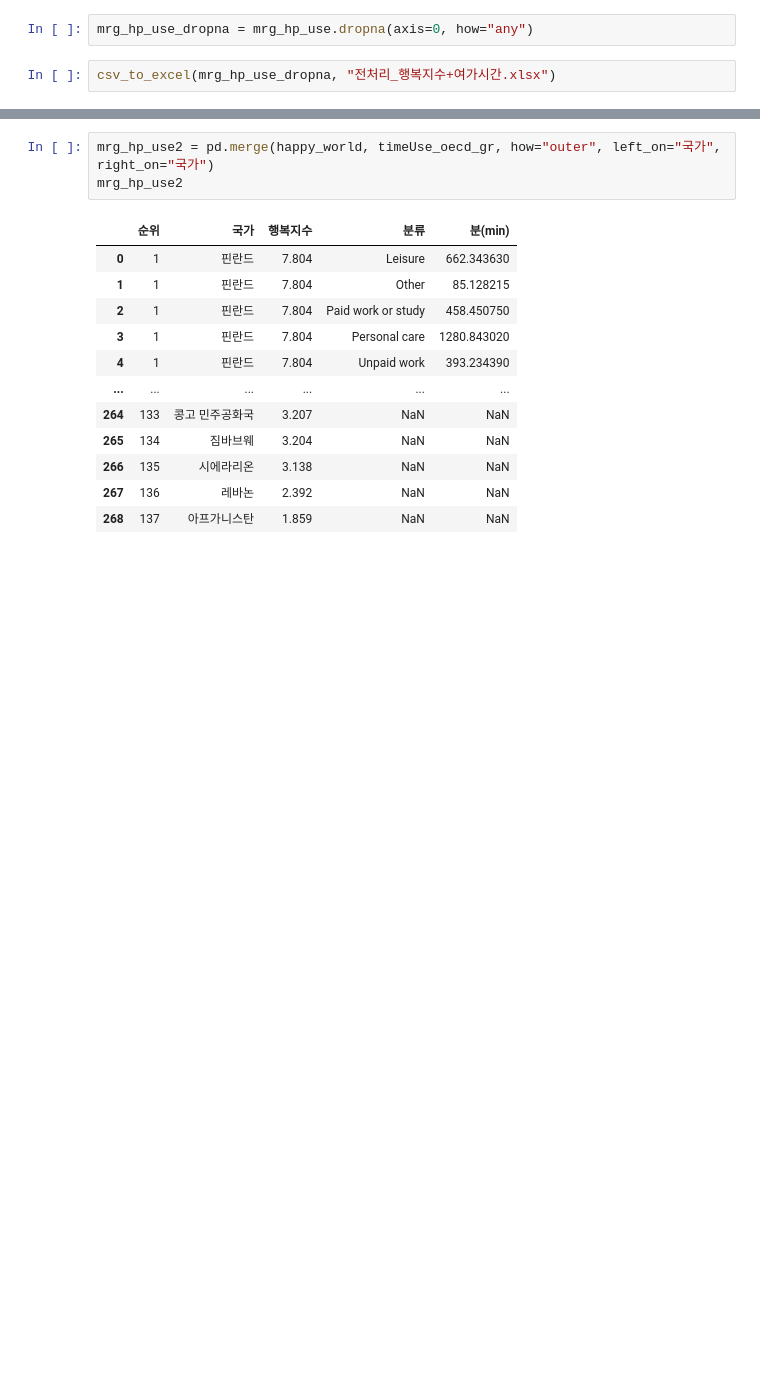
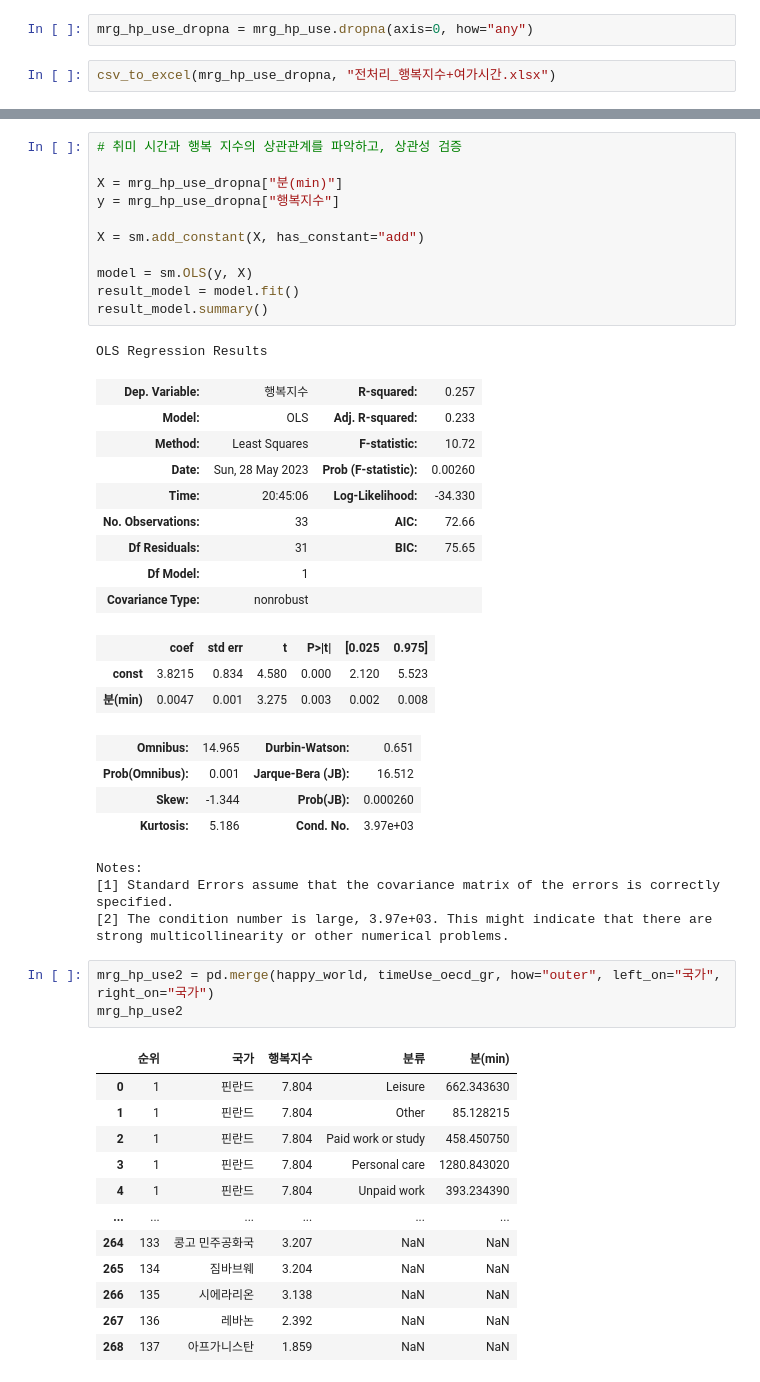
Before and after one commit to nyeokinyeoki/Toy-Projects-with-Tableau, a Jupyter notebook: Side_pro_leis.ipynb, the cells around one changed output, grey strips where cells are left out. Cells and saved outputs as stored; diff of their text form; blank space fills up the shorter version.

```diff
--- a/Side_pro_leis.ipynb
+++ b/Side_pro_leis.ipynb
@@ -231,3 +286,36 @@ print(mrg_hp_use_dropna.corr(method="pearson"))
+# %%
+# 취미 시간과 행복 지수의 상관관계를 파악하고, 상관성 검증
+
+X = mrg_hp_use_dropna["분(min)"]
+y = mrg_hp_use_dropna["행복지수"]
+
+X = sm.add_constant(X, has_constant="add")
+
+model = sm.OLS(y, X)
+result_model = model.fit()
+result_model.summary()
+# %% [output]
+OLS Regression Results
+| Dep. Variable: | 행복지수 | R-squared: | 0.257 |
+| Model: | OLS | Adj. R-squared: | 0.233 |
+| Method: | Least Squares | F-statistic: | 10.72 |
+| Date: | Sun, 28 May 2023 | Prob (F-statistic): | 0.00260 |
+| Time: | 20:45:06 | Log-Likelihood: | -34.330 |
+| No. Observations: | 33 | AIC: | 72.66 |
+| Df Residuals: | 31 | BIC: | 75.65 |
+| Df Model: | 1 |  |  |
+| Covariance Type: | nonrobust |  |  |
+|  | coef | std err | t | P>|t| | [0.025 | 0.975] |
+| const | 3.8215 | 0.834 | 4.580 | 0.000 | 2.120 | 5.523 |
+| 분(min) | 0.0047 | 0.001 | 3.275 | 0.003 | 0.002 | 0.008 |
+| Omnibus: | 14.965 | Durbin-Watson: | 0.651 |
+| Prob(Omnibus): | 0.001 | Jarque-Bera (JB): | 16.512 |
+| Skew: | -1.344 | Prob(JB): | 0.000260 |
+| Kurtosis: | 5.186 | Cond. No. | 3.97e+03 |
+Notes:
+[1] Standard Errors assume that the covariance matrix of the errors is correctly specified.
+[2] The condition number is large, 3.97e+03. This might indicate that there are
+strong multicollinearity or other numerical problems.
 # %%
 mrg_hp_use2 = pd.merge(happy_world, timeUse_oecd_gr, how="outer", left_on="국가", right_on="국가")
 mrg_hp_use2
```
Also changed, not shown: parts of 8 cells of this notebook, 1 other file.
